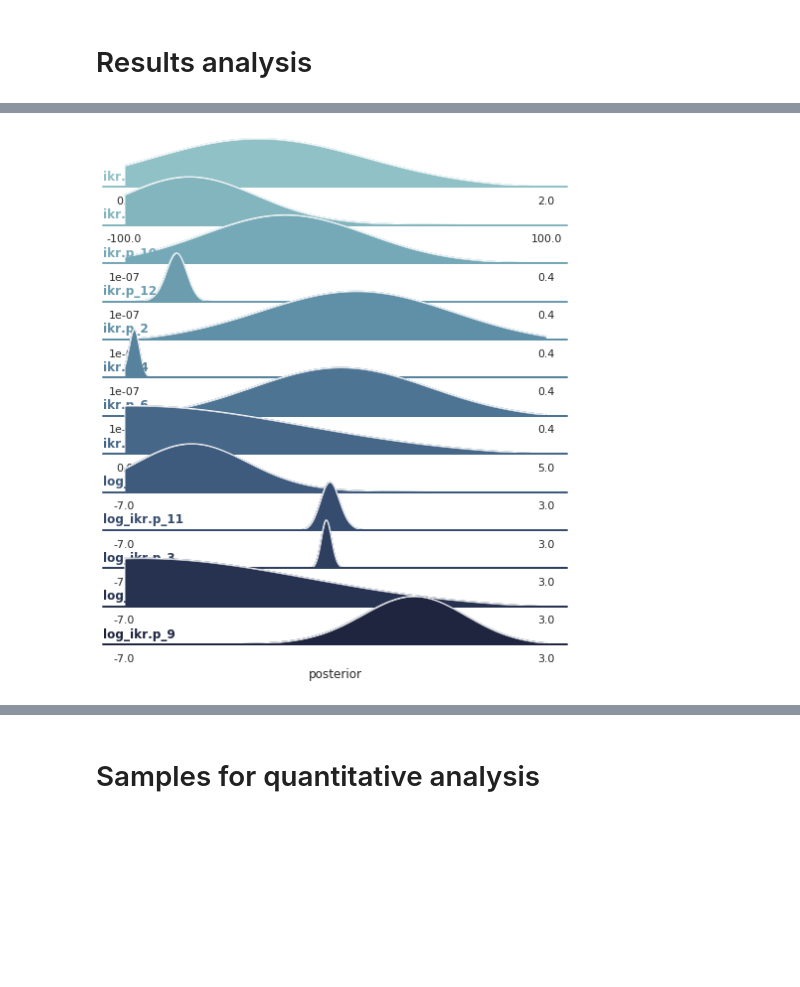
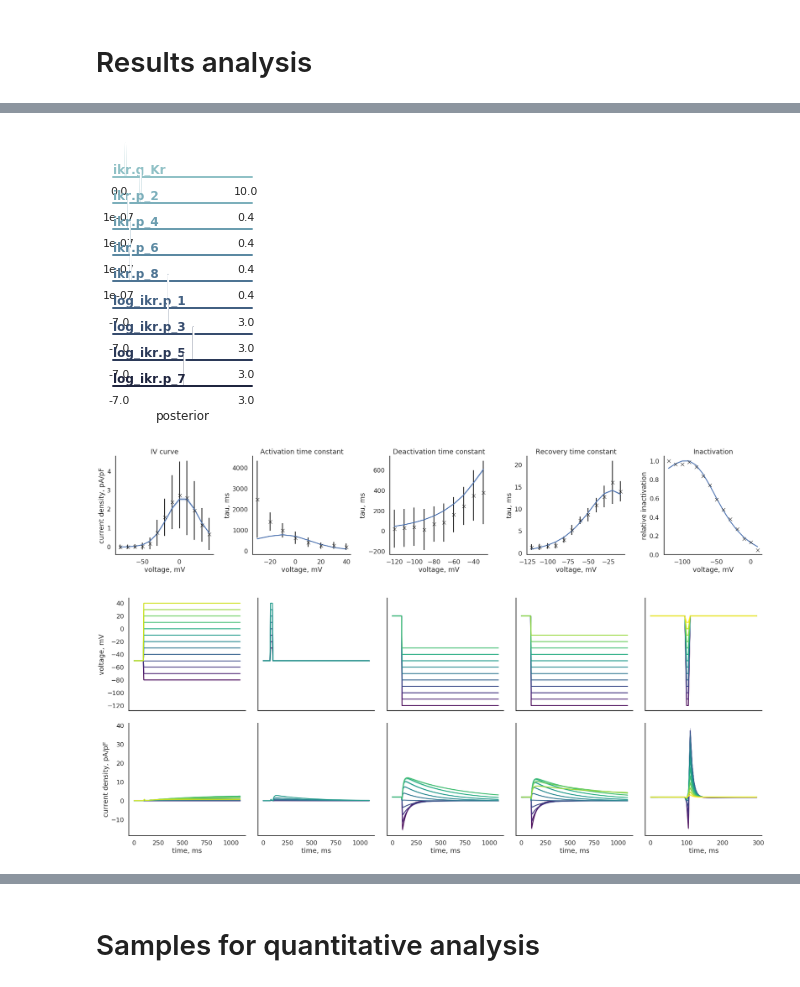
Before and after one commit to charleshouston/ion-channel-ABC, a Jupyter notebook: docs/examples/hl1/hl1-ikr.ipynb, the cells around one changed output, grey strips where cells are left out. Saved outputs shown, nothing was run; the diff lists cells and outputs as text; code cells hidden in the pictures; blank space fills up the shorter version.

```diff
--- a/docs/examples/hl1/hl1-ikr.ipynb
+++ b/docs/examples/hl1/hl1-ikr.ipynb
@@ -35,14 +36,8 @@ limits = {'log_ikr.p_1': (-7., 3.),
           'ikr.p_4': (1e-7, 0.4),
           'log_ikr.p_5': (-7., 3.),
           'ikr.p_6': (1e-7, 0.4),
-          #'log_ikr.p_7': (-7., 3.),
-          #'ikr.p_8': (1e-7, 0.4),
-          'log_ikr.p_9': (-7., 3.),
-          'ikr.p_10': (1e-7, 0.4),
-          'log_ikr.p_11': (-7., 3.),
-          'ikr.p_12': (1e-7, 0.4),
-          'ikr.s_A': (0., 1.),
-          'ikr.h_A': (-50., 50.),
+          'log_ikr.p_7': (-7., 3.),
+          'ikr.p_8': (1e-7, 0.4),
           'ikr.g_Kr': (0., 10.)
          }
 prior = Distribution(**{key: RV("uniform", a, b - a)
@@ -142,0 +143,4 @@ history.all_runs()
+# %%
+db_path = 'sqlite:////storage/hhecm/cellrotor/chouston/abc-hl1-results/ikr/3/hl1_ikr.db'
+history = History(db_path)
+history.all_runs()
@@ -143,5 +150,5 @@ history.all_runs()
 # %%
-history.id = 1
+history.id = 2
 # %%
 df, w = history.get_distribution(m=0)
 # %%
@@ -159,5 +166,39 @@ df.describe()
 # %%
 from ionchannelABC import plot_parameters_kde
-g = plot_parameters_kde(df, w, limits, aspect=12,height=0.6)
+g = plot_parameters_kde(df, w, limits)#, aspect=12,height=0.6)
 # %% [output]
-[figure, old version]
+[figure, new version]
+# %%
+import matplotlib as mpl
+import matplotlib.pyplot as plt
+import seaborn as sns
+
+sns.set_context('talk')
+
+mpl.rcParams['font.size'] = 14
+mpl.rcParams['legend.fontsize'] = 14
+
+g = plot_sim_results(modelfile, toyoda_iv, toyoda_taua, toyoda_deact, toyoda_trec, toyoda_inact,
+                     df=df, w=w)
+
+xlabels = ["voltage, mV"]*5
+ylabels = ["current density, pA/pF",
+           "tau, ms",
+           "tau, ms",
+           "tau, ms",
+           "relative inactivation"]
+titles = ["IV curve",
+          "Activation time constant",
+          "Deactivation time constant",
+          "Recovery time constant",
+          "Inactivation"]
+for ax, xl in zip(g.axes.flatten(), xlabels):
+    ax.set_xlabel(xl)
+for ax, yl in zip(g.axes.flatten(), ylabels):
+    ax.set_ylabel(yl)
+for ax, t in zip(g.axes.flatten(), titles):
+    ax.set_title(t)
+
+plt.tight_layout()
+# %% [output]
+[figure, added]
@@ -163,0 +248,23 @@ g = plot_parameters_kde(df, w, limits, aspect=12,height=0.6)
+# %%
+sns.set_context('talk')
+
+mpl.rcParams['font.size'] = 14
+mpl.rcParams['legend.fontsize'] = 14
+
+g = plot_experiment_traces(modelfile, 'ikr.i_Kr', [split_iv, split_taua, split_deact, split_trec, split_inact],
+                           toyoda_iv, toyoda_taua, toyoda_deact, toyoda_trec, toyoda_inact,
+                           df=df, w=w,
+                           log_interval=5, n_samples=100)
+
+xlabel = "time, ms"
+ylabels = ["voltage, mV", "current density, pA/pF"]
+for ax in g.axes[1,:]:
+    ax.set_xlabel(xlabel)
+for ax, yl in zip(g.axes, ylabels):
+    ax[0].set_ylabel(yl)
+for ax in g.axes.flatten():
+    ax.set_title('')
+
+plt.tight_layout()
+# %% [output]
+[figure, added]
```
Also changed, not shown: parts of 21 cells of this notebook, 3 other files.
